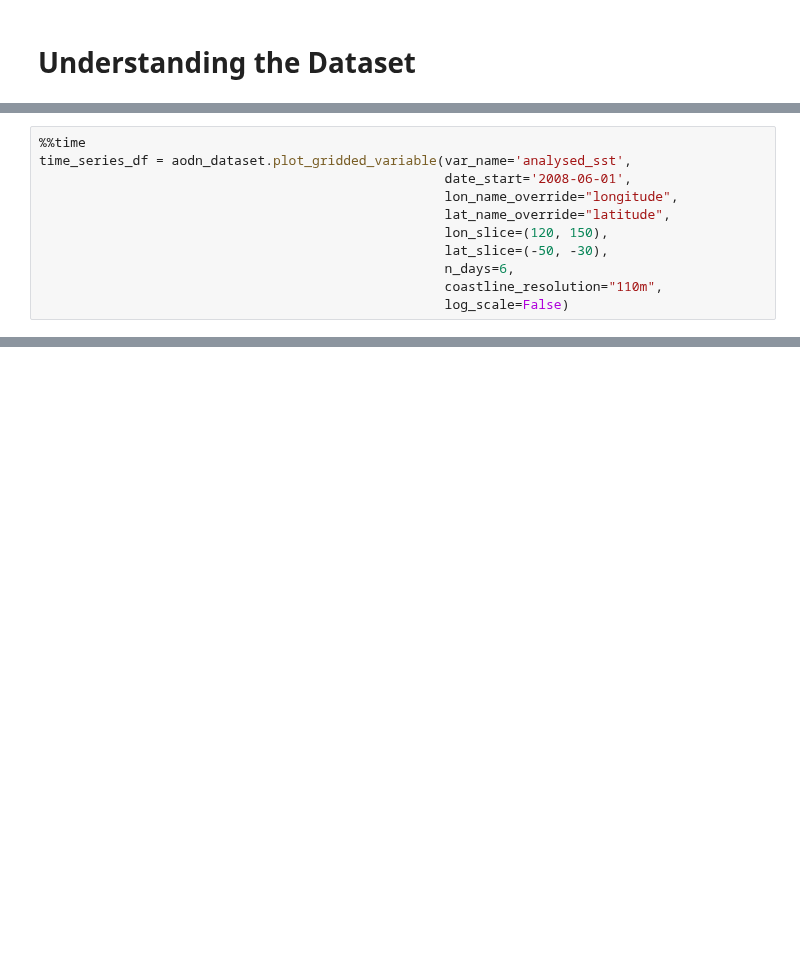
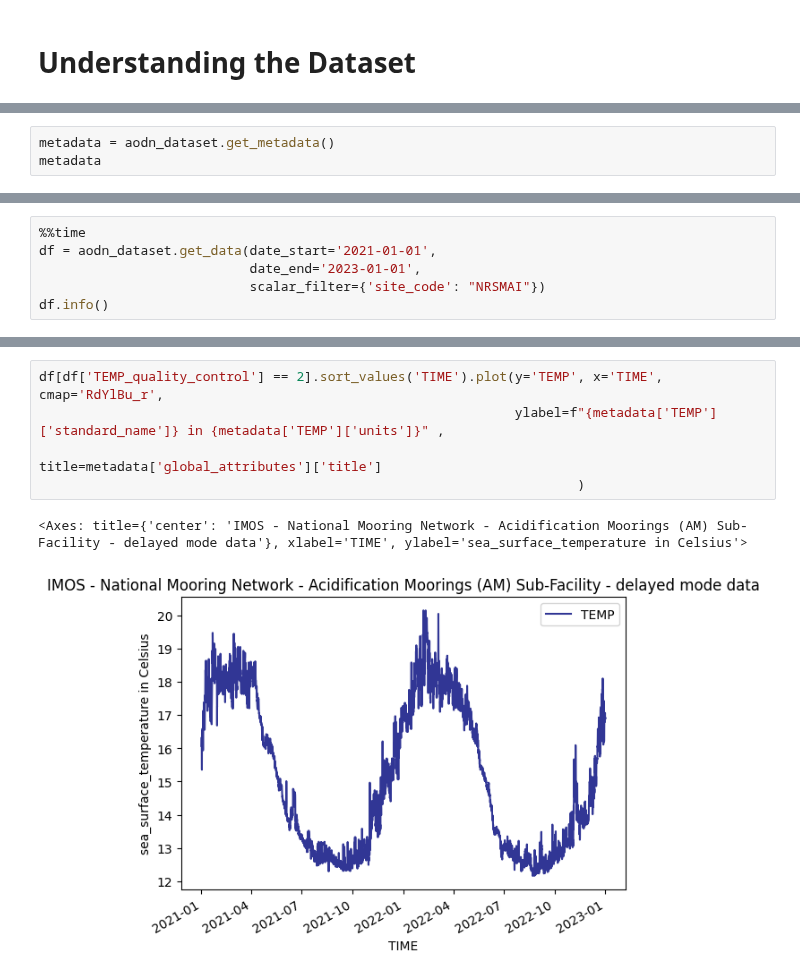
Before and after one commit to aodn/aodn_cloud_optimised, a Jupyter notebook: notebooks/mooring_acidification_delayed_qc.ipynb, the cells around one changed output, grey strips where cells are left out. Saved outputs shown, nothing was run; the diff lists cells and outputs as text; blank space fills up the shorter version.

```diff
--- a/notebooks/mooring_acidification_delayed_qc.ipynb
+++ b/notebooks/mooring_acidification_delayed_qc.ipynb
@@ -78,11 +91,3 @@ time_series_df = aodn_dataset.get_timeseries_data(var_name='analysed_sst',
 # %%
-%%time
-time_series_df = aodn_dataset.plot_gridded_variable(var_name='analysed_sst',
-                                                    date_start='2008-06-01',
-                                                    lon_name_override="longitude",
-                                                    lat_name_override="latitude",
-                                                    lon_slice=(120, 150),
-                                                    lat_slice=(-50, -30),
-                                                    n_days=6,
-                                                    coastline_resolution="110m",
-                                                    log_scale=False)
+metadata = aodn_dataset.get_metadata()
+metadata
@@ -88,0 +164,6 @@ time_series_df = aodn_dataset.plot_gridded_variable(var_name='analysed_sst',
+# %%
+%%time
+df = aodn_dataset.get_data(date_start='2021-01-01',
+                           date_end='2023-01-01',
+                           scalar_filter={'site_code': "NRSMAI"})
+df.info()
@@ -88,0 +189,8 @@ time_series_df = aodn_dataset.plot_gridded_variable(var_name='analysed_sst',
+# %%
+df[df['TEMP_quality_control'] == 2].sort_values('TIME').plot(y='TEMP', x='TIME', cmap='RdYlBu_r',
+                                                             ylabel=f"{metadata['TEMP']['standard_name']} in {metadata['TEMP']['units']}" ,
+                                                             title=metadata['global_attributes']['title']
+                                                                     )
+# %% [output]
+<Axes: title={'center': 'IMOS - National Mooring Network - Acidification Moorings (AM) Sub-Facility - delayed mode data'}, xlabel='TIME', ylabel='sea_surface_temperature in Celsius'>
+[figure, added]
```
Also changed, not shown: parts of 24 cells of this notebook, 11 other files.
